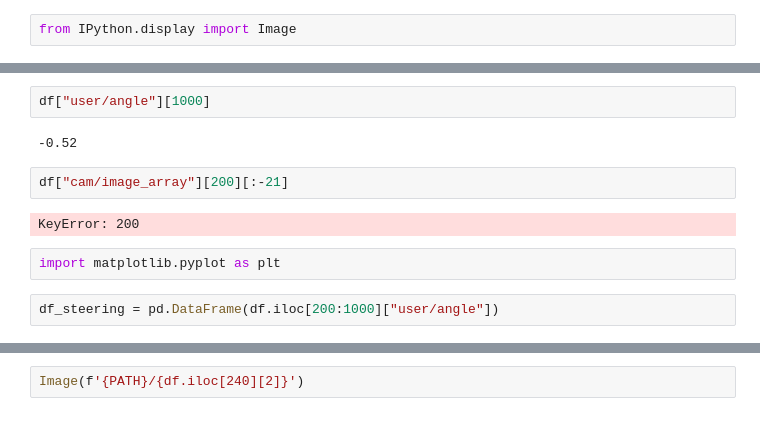
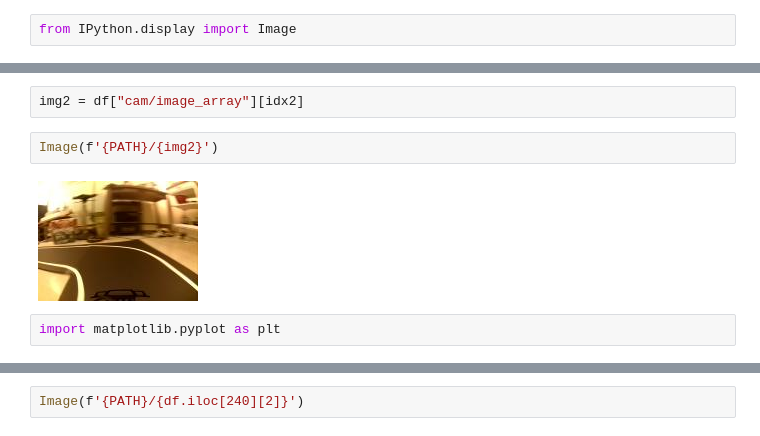
Before and after one commit to Muosvr/mycar, a Jupyter notebook: Exploratory Data Analysis_2.ipynb, the cells around one changed output, grey strips where cells are left out. Drawn from its saved outputs; the diff is of its cells as text.

```diff
--- a/Exploratory Data Analysis_2.ipynb
+++ b/Exploratory Data Analysis_2.ipynb
@@ -127,12 +134,8 @@ Name: user/angle, dtype: float64
-# %%
-df["user/angle"][1000]
-# %% [output]
--0.52
-# %%
-df["cam/image_array"][200][:-21]
-# %% [output]
-KeyError: 200
+# %%
+img2 = df["cam/image_array"][idx2]
+# %%
+Image(f'{PATH}/{img2}')
+# %% [output]
+[figure, added]
 # %%
 import matplotlib.pyplot as plt
-# %%
-df_steering = pd.DataFrame(df.iloc[200:1000]["user/angle"])
```
Also changed, not shown: parts of 26 cells of this notebook, 4 other files.
